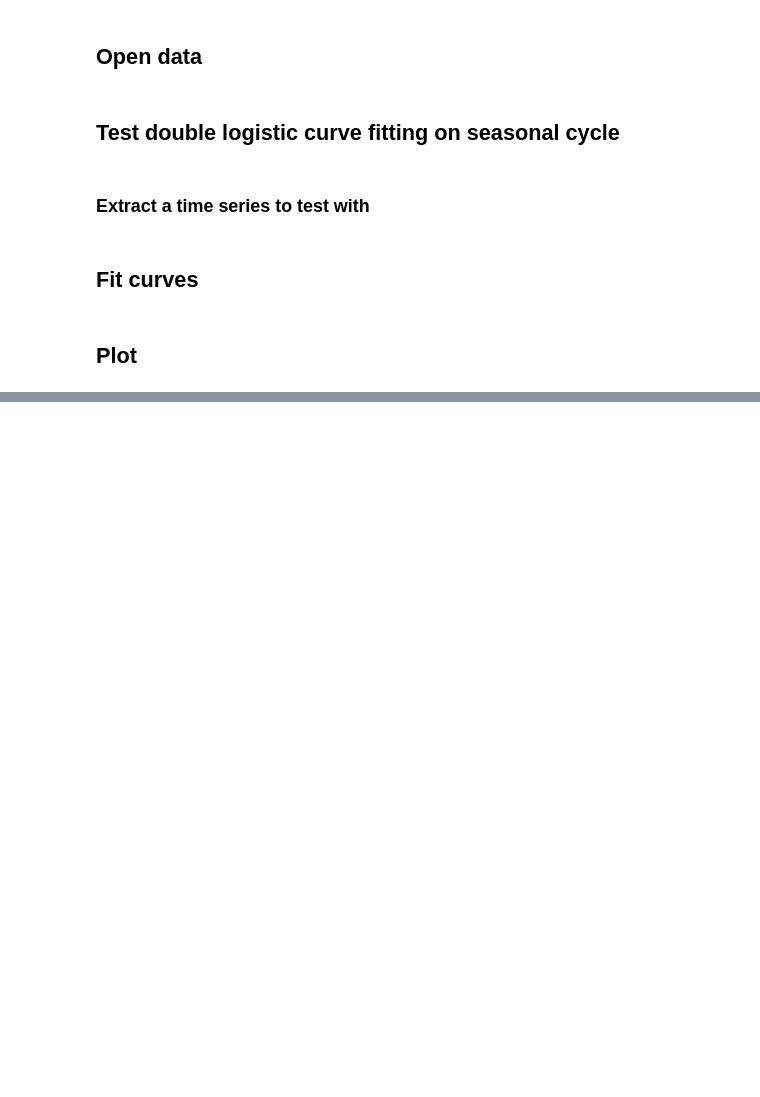
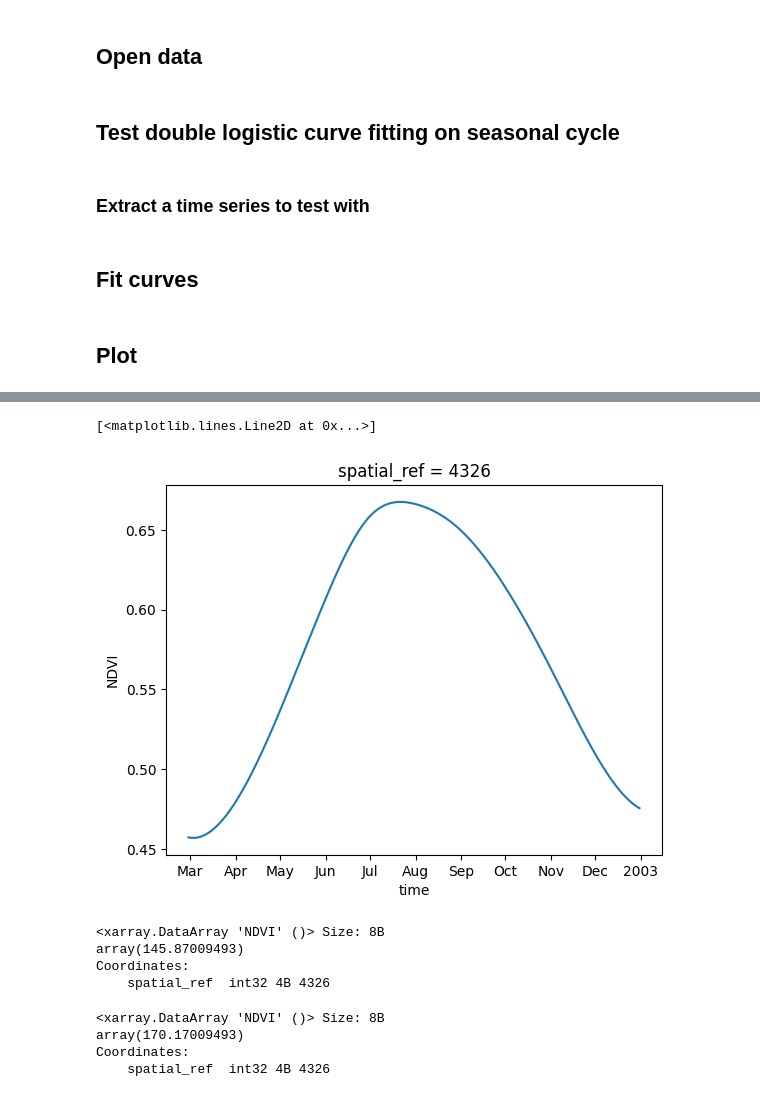
Before and after one commit to cbur24/Aus_phenology, a Jupyter notebook: notebooks/analysis/Test_curve_fitting.ipynb, the cells around one changed output, grey strips where cells are left out. Drawn from its saved outputs; the diff is of its cells as text; code cells hidden in the pictures; blank space fills up the shorter version.

```diff
--- a/notebooks/analysis/Test_curve_fitting.ipynb
+++ b/notebooks/analysis/Test_curve_fitting.ipynb
@@ -156,0 +159,19 @@ plt.show()
+# %%
+quad.plot()
+# %% [output]
+[<matplotlib.lines.Line2D at 0x...>]
+[figure, added]
+# %%
+quad.integrate(coord='time', datetime_unit='D')
+# %% [output]
+<xarray.DataArray 'NDVI' ()> Size: 8B
+array(145.87009493)
+Coordinates:
+    spatial_ref  int32 4B 4326
+# %%
+(quad+0.1).sel(time=slice('2002-04', '2002-11')).integrate(coord='time', datetime_unit='D')
+# %% [output]
+<xarray.DataArray 'NDVI' ()> Size: 8B
+array(170.17009493)
+Coordinates:
+    spatial_ref  int32 4B 4326
```
Also changed, not shown: parts of 5 cells of this notebook, 17 other files.
